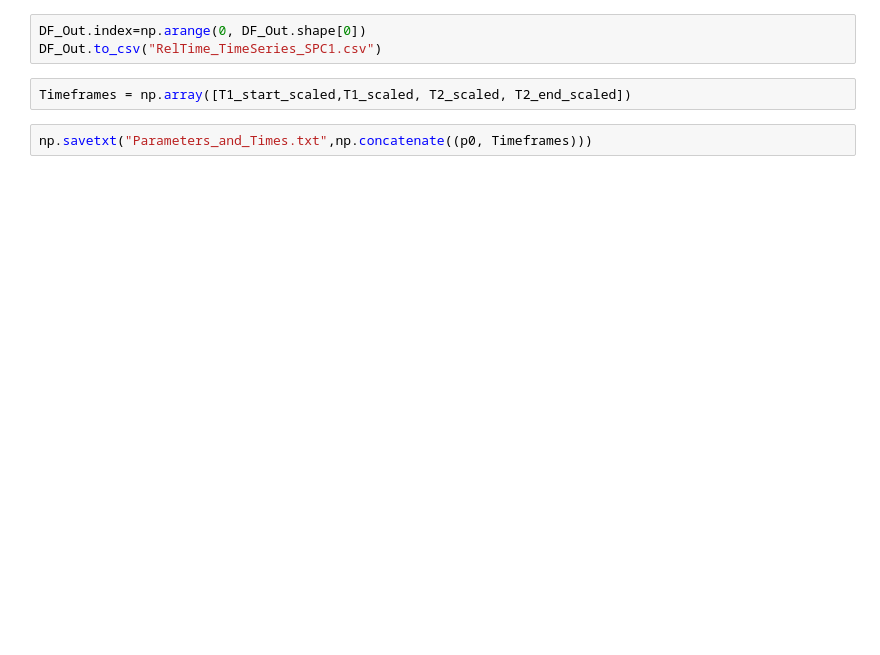
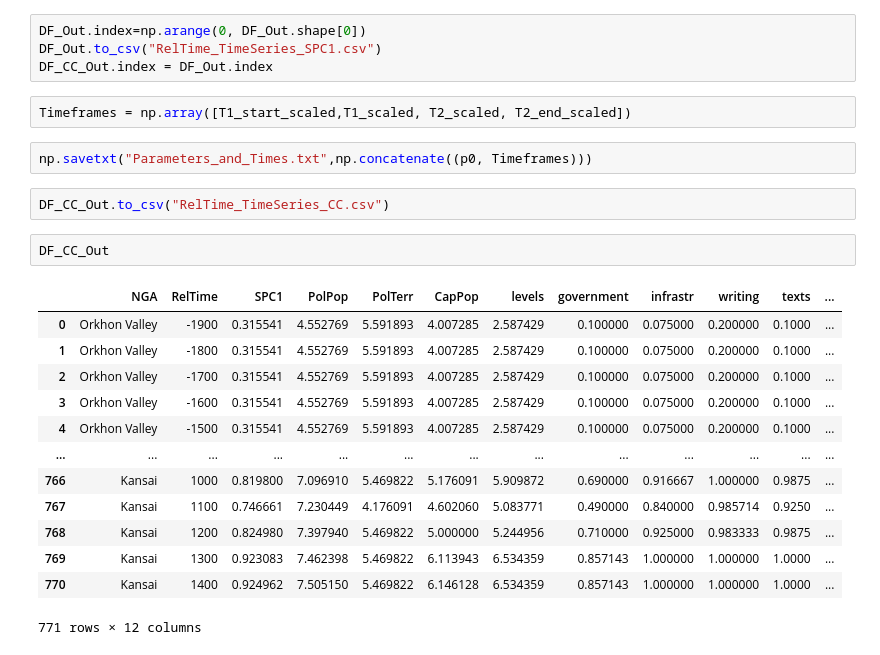
Before and after one commit to TobiasW1891/CSH_Project, a Jupyter notebook: RelTime Analysis.ipynb, the cells around one changed output. Drawn from its saved outputs; the diff is of its cells as text; blank space fills up the shorter version.

```diff
--- a/RelTime Analysis.ipynb
+++ b/RelTime Analysis.ipynb
@@ -650,7 +653,26 @@ print(T1_start_scaled,T1_scaled, T2_scaled, T2_end_scaled)
 # %%
 DF_Out.index=np.arange(0, DF_Out.shape[0])
 DF_Out.to_csv("RelTime_TimeSeries_SPC1.csv")
+DF_CC_Out.index = DF_Out.index
 # %%
 Timeframes = np.array([T1_start_scaled,T1_scaled, T2_scaled, T2_end_scaled])
 # %%
 np.savetxt("Parameters_and_Times.txt",np.concatenate((p0, Timeframes)))
+# %%
+DF_CC_Out.to_csv("RelTime_TimeSeries_CC.csv")
+# %%
+DF_CC_Out
+# %% [output]
+|  | NGA | RelTime | SPC1 | PolPop | PolTerr | CapPop | levels | government | infrastr | writing | texts | ... |
+| 0 | Orkhon Valley | -1900 | 0.315541 | 4.552769 | 5.591893 | 4.007285 | 2.587429 | 0.100000 | 0.075000 | 0.200000 | 0.1000 | ... |
+| 1 | Orkhon Valley | -1800 | 0.315541 | 4.552769 | 5.591893 | 4.007285 | 2.587429 | 0.100000 | 0.075000 | 0.200000 | 0.1000 | ... |
+| 2 | Orkhon Valley | -1700 | 0.315541 | 4.552769 | 5.591893 | 4.007285 | 2.587429 | 0.100000 | 0.075000 | 0.200000 | 0.1000 | ... |
+| 3 | Orkhon Valley | -1600 | 0.315541 | 4.552769 | 5.591893 | 4.007285 | 2.587429 | 0.100000 | 0.075000 | 0.200000 | 0.1000 | ... |
+| 4 | Orkhon Valley | -1500 | 0.315541 | 4.552769 | 5.591893 | 4.007285 | 2.587429 | 0.100000 | 0.075000 | 0.200000 | 0.1000 | ... |
+| ... | ... | ... | ... | ... | ... | ... | ... | ... | ... | ... | ... | ... |
+| 766 | Kansai | 1000 | 0.819800 | 7.096910 | 5.469822 | 5.176091 | 5.909872 | 0.690000 | 0.916667 | 1.000000 | 0.9875 | ... |
+| 767 | Kansai | 1100 | 0.746661 | 7.230449 | 4.176091 | 4.602060 | 5.083771 | 0.490000 | 0.840000 | 0.985714 | 0.9250 | ... |
+| 768 | Kansai | 1200 | 0.824980 | 7.397940 | 5.469822 | 5.000000 | 5.244956 | 0.710000 | 0.925000 | 0.983333 | 0.9875 | ... |
+| 769 | Kansai | 1300 | 0.923083 | 7.462398 | 5.469822 | 6.113943 | 6.534359 | 0.857143 | 1.000000 | 1.000000 | 1.0000 | ... |
+| 770 | Kansai | 1400 | 0.924962 | 7.505150 | 5.469822 | 6.146128 | 6.534359 | 0.857143 | 1.000000 | 1.000000 | 1.0000 | ... |
+771 rows × 12 columns
```
Also changed, not shown: parts of 26 cells of this notebook, 5 other files.
